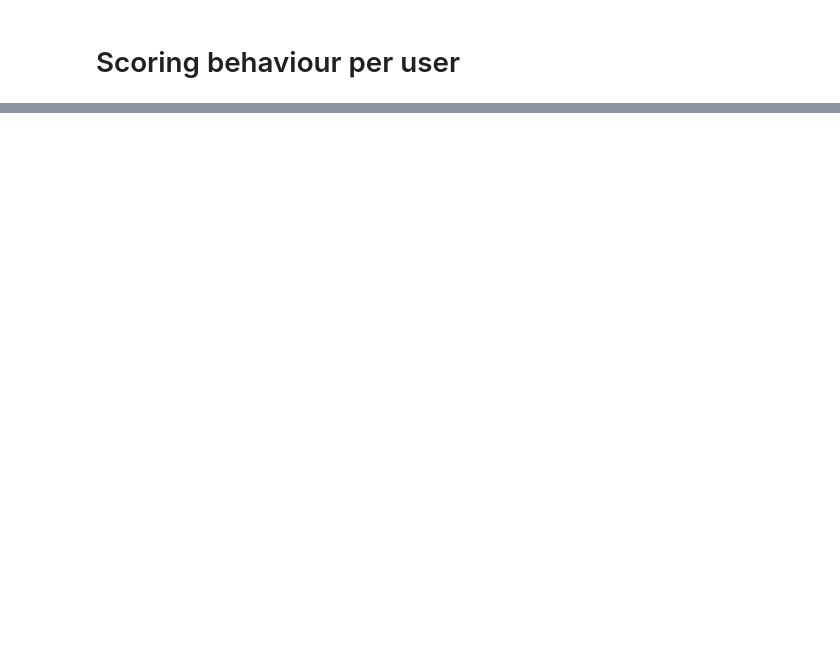
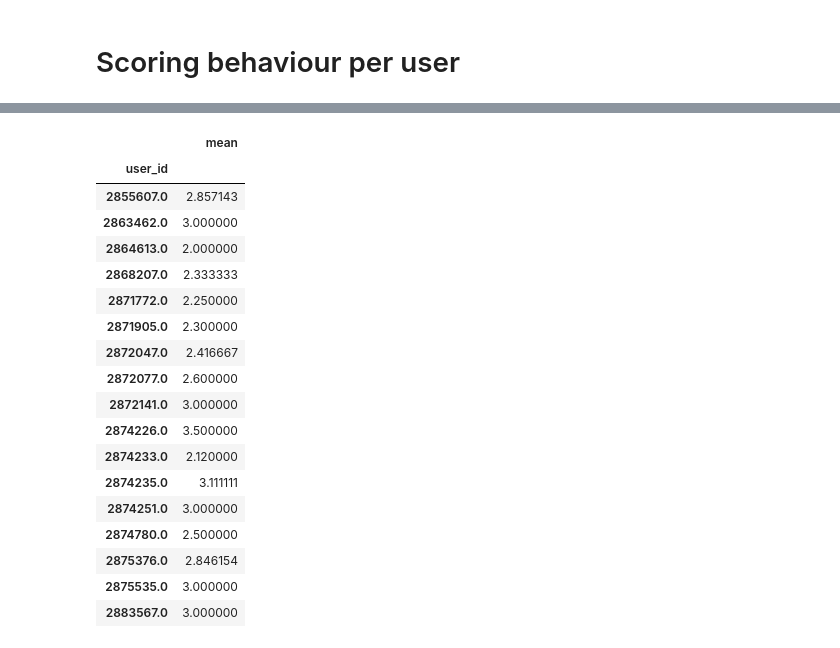
Before and after one commit to tur-ium/unep-life-cycle-assessment-ml-paper-evaluation, a Jupyter notebook: 5_analysis/analysis_notebook_q2.ipynb, the cells around one changed output, grey strips where cells are left out. Cells and saved outputs as stored; diff of their text form; code cells hidden in the pictures; blank space fills up the shorter version.

```diff
--- a/5_analysis/analysis_notebook_q2.ipynb
+++ b/5_analysis/analysis_notebook_q2.ipynb
@@ -561,3 +534,25 @@ plt.show()
+# %%
+q2_classifications_by_user_summary
+# %% [output]
+|  | mean |
+| user_id |  |
+| 2855607.0 | 2.857143 |
+| 2863462.0 | 3.000000 |
+| 2864613.0 | 2.000000 |
+| 2868207.0 | 2.333333 |
+| 2871772.0 | 2.250000 |
+| 2871905.0 | 2.300000 |
+| 2872047.0 | 2.416667 |
+| 2872077.0 | 2.600000 |
+| 2872141.0 | 3.000000 |
+| 2874226.0 | 3.500000 |
+| 2874233.0 | 2.120000 |
+| 2874235.0 | 3.111111 |
+| 2874251.0 | 3.000000 |
+| 2874780.0 | 2.500000 |
+| 2875376.0 | 2.846154 |
+| 2875535.0 | 3.000000 |
+| 2883567.0 | 3.000000 |
 # %%
 plt.figure(figsize=(12, 6))
 
```
Also changed, not shown: parts of 16 cells of this notebook, 1 other file.
